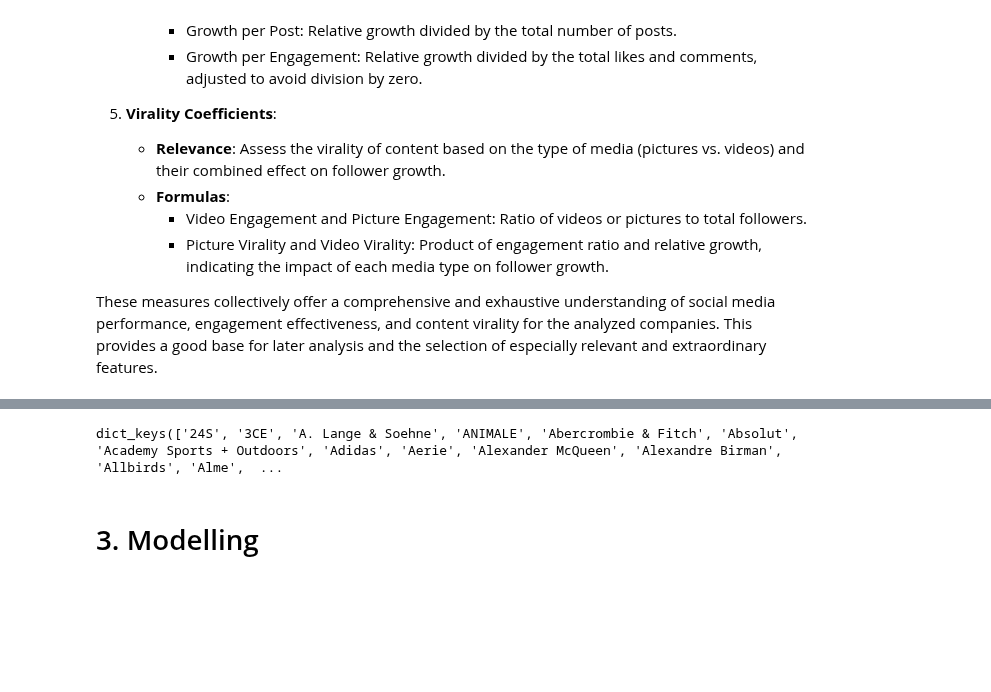
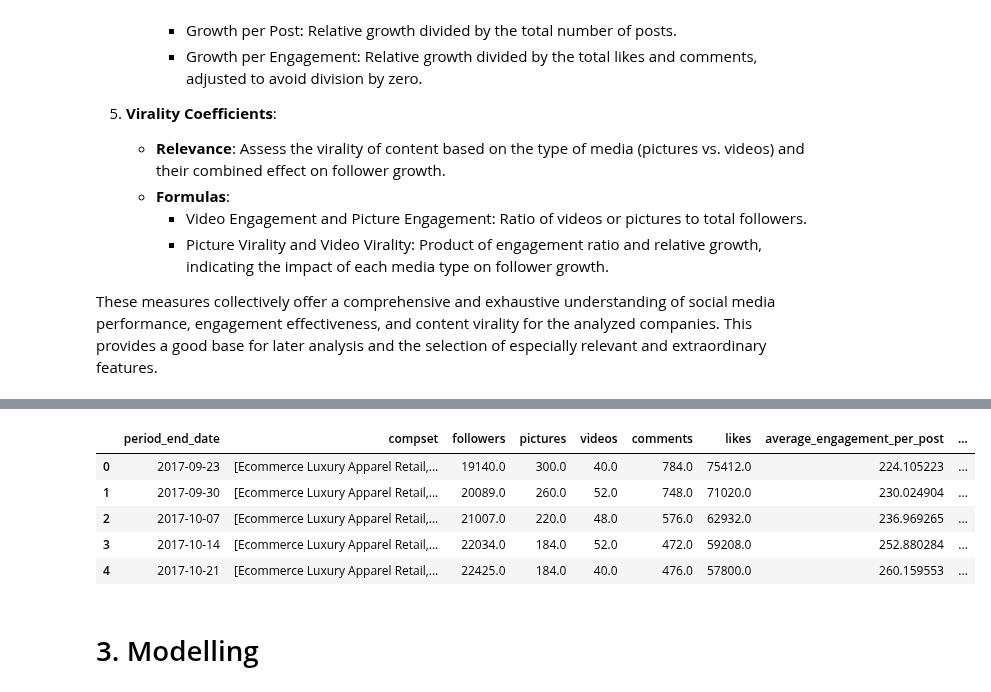
Before and after one commit to noahsta/datathon, a Jupyter notebook: src/main.ipynb, the cells around one changed output, grey strips where cells are left out. Saved outputs shown, nothing was run; the diff lists cells and outputs as text; code cells hidden in the pictures; blank space fills up the shorter version.

```diff
--- a/src/main.ipynb
+++ b/src/main.ipynb
@@ -241,9 +249,15 @@ print(nike_data.head())
 # %%
 enriched_data = pd.concat(company_tables.values(), ignore_index=True)
 
 company_tables.keys()
+enriched_data.head()
 # %% [output]
-dict_keys(['24S', '3CE', 'A. Lange & Soehne', 'ANIMALE', 'Abercrombie & Fitch', 'Absolut', 'Academy Sports + Outdoors', 'Adidas', 'Aerie', 'Alexander McQueen', 'Alexandre Birman', 'Allbirds', 'Alme',  ...
+|  | period_end_date | compset | followers | pictures | videos | comments | likes | average_engagement_per_post | ... |
+| 0 | 2017-09-23 | [Ecommerce Luxury Apparel Retail,... | 19140.0 | 300.0 | 40.0 | 784.0 | 75412.0 | 224.105223 | ... |
+| 1 | 2017-09-30 | [Ecommerce Luxury Apparel Retail,... | 20089.0 | 260.0 | 52.0 | 748.0 | 71020.0 | 230.024904 | ... |
+| 2 | 2017-10-07 | [Ecommerce Luxury Apparel Retail,... | 21007.0 | 220.0 | 48.0 | 576.0 | 62932.0 | 236.969265 | ... |
+| 3 | 2017-10-14 | [Ecommerce Luxury Apparel Retail,... | 22034.0 | 184.0 | 52.0 | 472.0 | 59208.0 | 252.880284 | ... |
+| 4 | 2017-10-21 | [Ecommerce Luxury Apparel Retail,... | 22425.0 | 184.0 | 40.0 | 476.0 | 57800.0 | 260.159553 | ... |
 # %% [markdown]
 # 3. Modelling
 # %%
```
Also changed, not shown: parts of 8 cells of this notebook, 2 other files.
